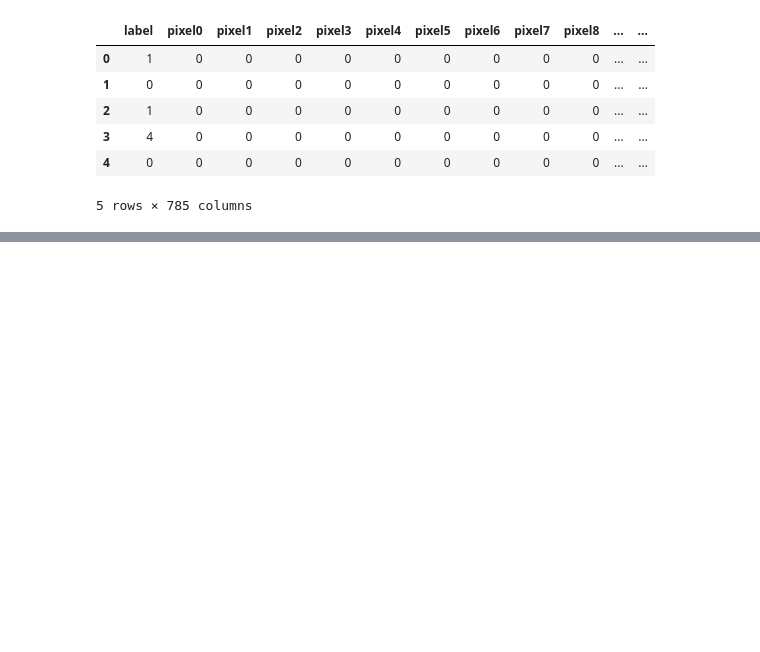
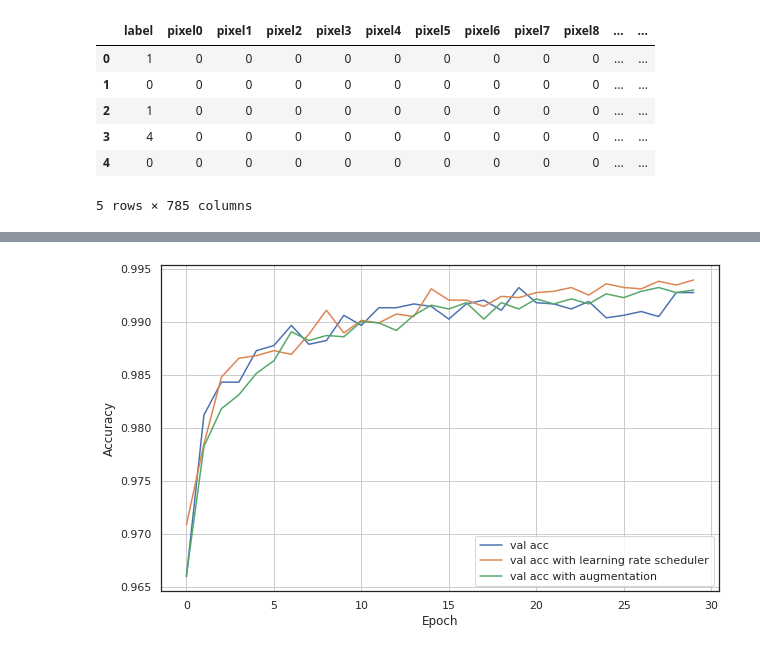
Before and after one commit to jim3101/digit-recognizer, a Jupyter notebook: notebooks/digit-recognizer.ipynb, the cells around one changed output, grey strips where cells are left out. Cells and saved outputs as stored; diff of their text form; code cells hidden in the pictures; blank space fills up the shorter version.

```diff
--- a/notebooks/digit-recognizer.ipynb
+++ b/notebooks/digit-recognizer.ipynb
@@ -239,0 +128,4 @@ cnn_loss, cnn_accuracy = cnn_model.evaluate(x_test_cnn, y_test_np)
+# %%
+cnn_reg_history = cnn_model_reg.fit(x_train, y_train, batch_size=32,
+                                    epochs=30,
+                                    validation_data=(x_test, y_test))
@@ -239,0 +150,7 @@ cnn_loss, cnn_accuracy = cnn_model.evaluate(x_test_cnn, y_test_np)
+# %%
+reduce_lr = tf.keras.callbacks.ReduceLROnPlateau(monitor='val_loss', factor=0.5, patience=3, min_lr=0.0001)
+# %%
+cnn_lrs_history = cnn_model_lrs.fit(x_train, y_train, batch_size=32,
+                                    epochs=30,
+                                    validation_data=(x_test, y_test),
+                                    callbacks=[reduce_lr])
@@ -239,0 +175,8 @@ cnn_loss, cnn_accuracy = cnn_model.evaluate(x_test_cnn, y_test_np)
+# %%
+reduce_lr_aug = tf.keras.callbacks.ReduceLROnPlateau(monitor='val_loss', factor=0.5, patience=3, min_lr=0.0001)
+
+cnn_aug_history = cnn_model_aug.fit(data_aug.flow(x_train, y_train, batch_size=32),
+                                    steps_per_epoch=x_train.shape[0] // 32,
+                                    epochs=30,
+                                    validation_data=(x_test, y_test),
+                                    callbacks=[reduce_lr_aug])
@@ -239,0 +201,12 @@ cnn_loss, cnn_accuracy = cnn_model.evaluate(x_test_cnn, y_test_np)
+# %%
+fig = plt.figure(figsize=(10, 6))
+plt.plot(cnn_reg_history.history['val_accuracy'], label='val acc')
+plt.plot(cnn_lrs_history.history['val_accuracy'], label='val acc with learning rate scheduler')
+plt.plot(cnn_aug_history.history['val_accuracy'], label='val acc with augmentation')
+plt.xlabel('Epoch')
+plt.ylabel('Accuracy')
+plt.grid()
+plt.legend()
+plt.show()
+# %% [output]
+[figure, added]
```
Also changed, not shown: parts of 27 cells of this notebook, 5 other files.
